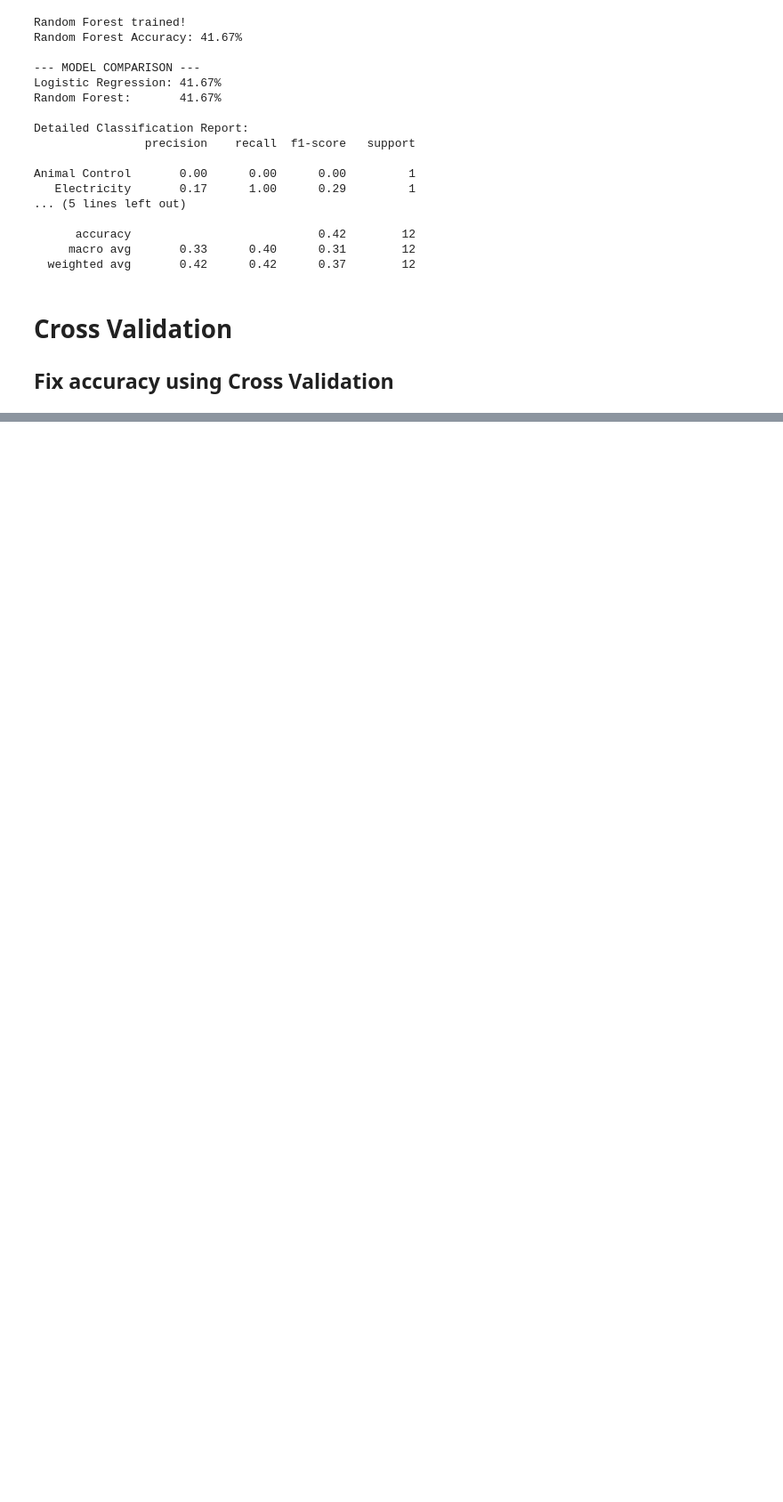
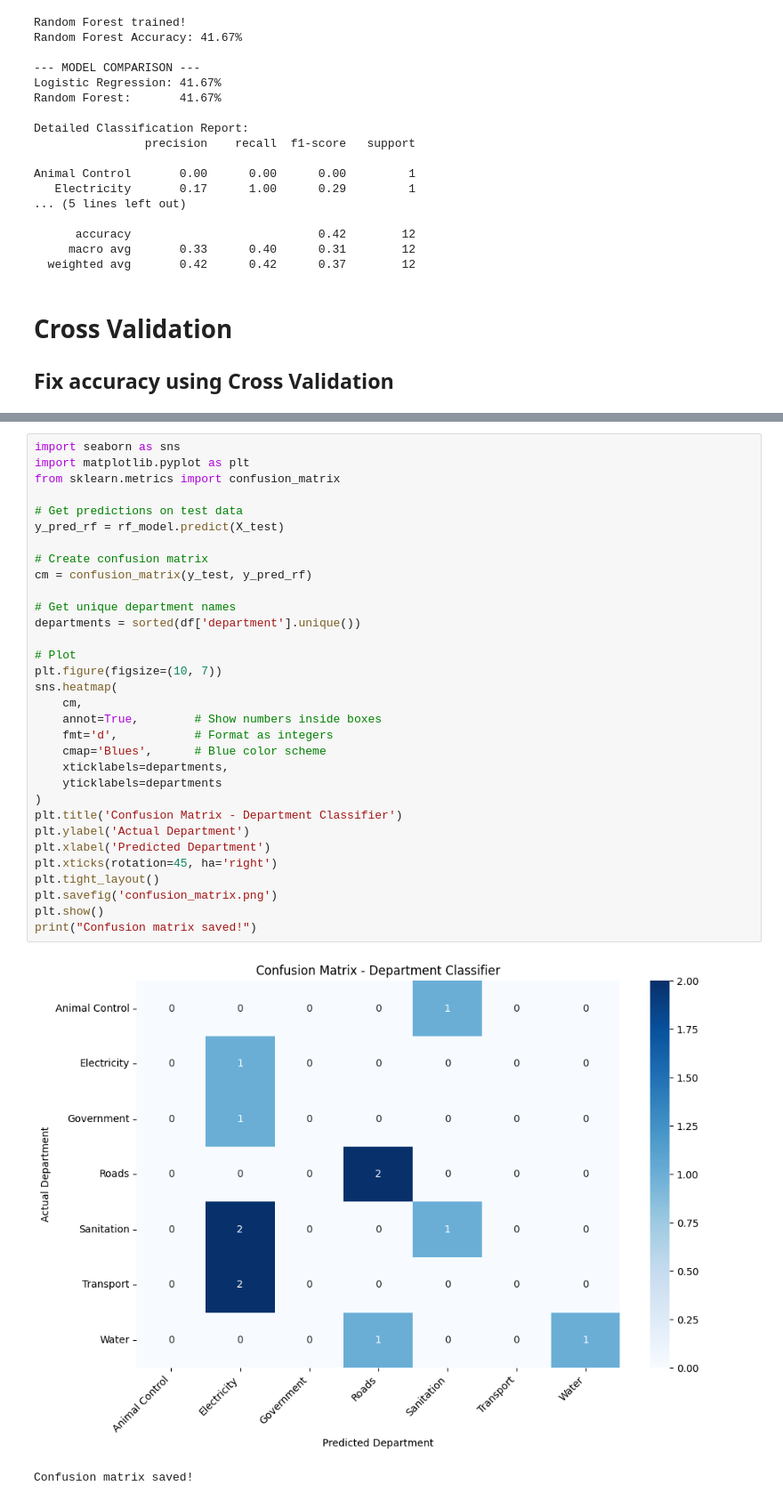
Before and after one commit to encoder-010/infotact-project1-grievance-nlp, a Jupyter notebook: Week1_EDA.ipynb, the cells around one changed output, grey strips where cells are left out. Shown at 89% size. Saved outputs shown, nothing was run; the diff lists cells and outputs as text; blank space fills up the shorter version.

```diff
--- a/Week1_EDA.ipynb
+++ b/Week1_EDA.ipynb
@@ -524,0 +588,35 @@ else:
+# %%
+import seaborn as sns
+import matplotlib.pyplot as plt
+from sklearn.metrics import confusion_matrix
+
+# Get predictions on test data
+y_pred_rf = rf_model.predict(X_test)
+
+# Create confusion matrix
+cm = confusion_matrix(y_test, y_pred_rf)
+
+# Get unique department names
+departments = sorted(df['department'].unique())
+
+# Plot
+plt.figure(figsize=(10, 7))
+sns.heatmap(
+    cm,
+    annot=True,        # Show numbers inside boxes
+    fmt='d',           # Format as integers
+    cmap='Blues',      # Blue color scheme
+    xticklabels=departments,
+    yticklabels=departments
+)
+plt.title('Confusion Matrix - Department Classifier')
+plt.ylabel('Actual Department')
+plt.xlabel('Predicted Department')
+plt.xticks(rotation=45, ha='right')
+plt.tight_layout()
+plt.savefig('confusion_matrix.png')
+plt.show()
+print("Confusion matrix saved!")
+# %% [output]
+[figure, added]
+Confusion matrix saved!
```
Also changed, not shown: parts of 6 cells of this notebook, 1 other file.
